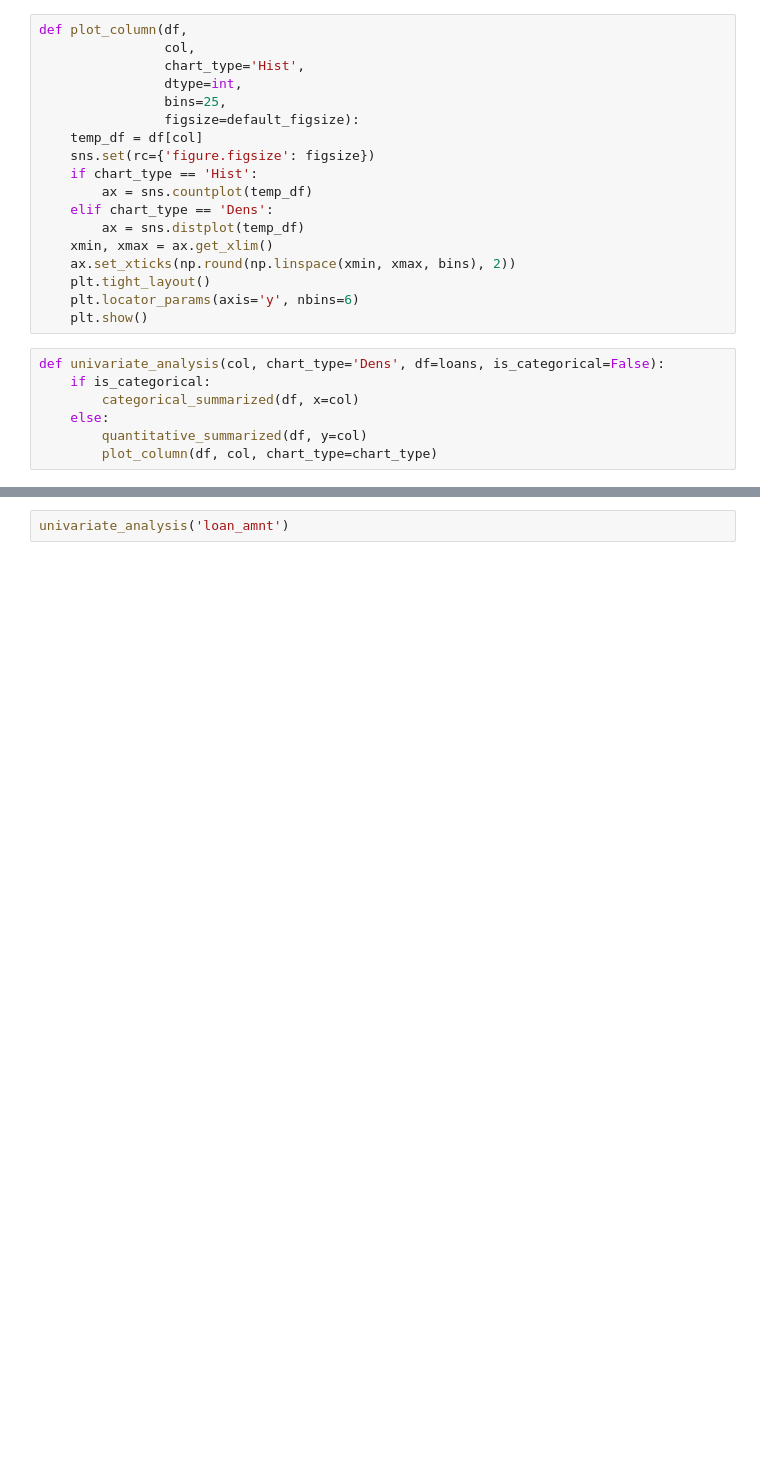
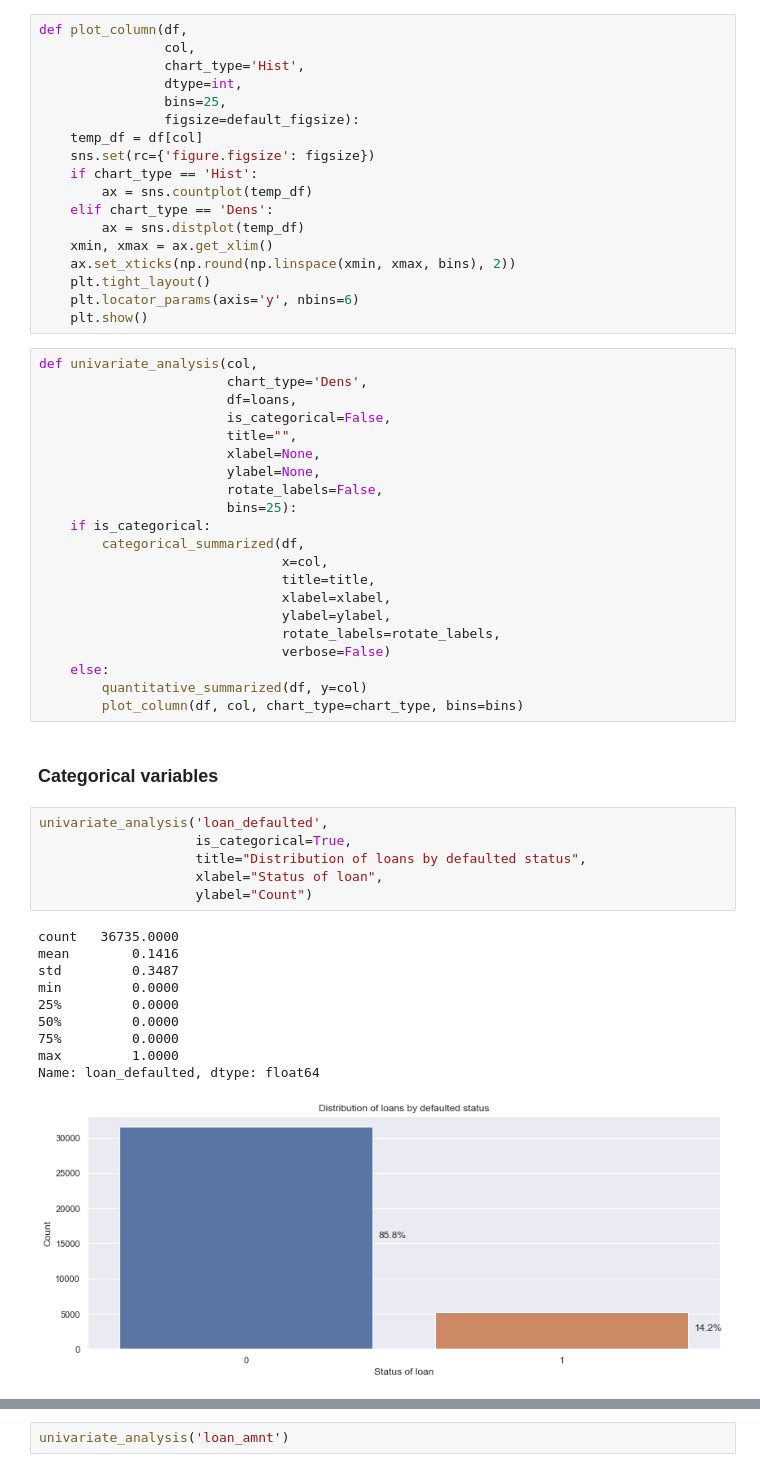
Before and after one commit to ashwanikumar04/loan-defaulter-case-study, a Jupyter notebook: ashwani_kumar.ipynb, the cells around one changed output, grey strips where cells are left out. Saved outputs shown, nothing was run; the diff lists cells and outputs as text; blank space fills up the shorter version.

```diff
--- a/ashwani_kumar.ipynb
+++ b/ashwani_kumar.ipynb
@@ -484,9 +493,42 @@ def plot_column(df,
     plt.locator_params(axis='y', nbins=6)
     plt.show()
 # %%
-def univariate_analysis(col, chart_type='Dens', df=loans, is_categorical=False):
+def univariate_analysis(col,
+                        chart_type='Dens',
+                        df=loans,
+                        is_categorical=False,
+                        title="",
+                        xlabel=None,
+                        ylabel=None,
+                        rotate_labels=False,
+                        bins=25):
     if is_categorical:
-        categorical_summarized(df, x=col)
+        categorical_summarized(df,
+                               x=col,
+                               title=title,
+                               xlabel=xlabel,
+                               ylabel=ylabel,
+                               rotate_labels=rotate_labels,
+                               verbose=False)
     else:
         quantitative_summarized(df, y=col)
-        plot_column(df, col, chart_type=chart_type)
+        plot_column(df, col, chart_type=chart_type, bins=bins)
+# %% [markdown]
+### Categorical variables
+# %%
+univariate_analysis('loan_defaulted',
+                    is_categorical=True,
+                    title="Distribution of loans by defaulted status",
+                    xlabel="Status of loan",
+                    ylabel="Count")
+# %% [output]
+count   36735.0000
+mean        0.1416
+std         0.3487
+min         0.0000
+25%         0.0000
+50%         0.0000
+75%         0.0000
+max         1.0000
+Name: loan_defaulted, dtype: float64
+[figure, added]
```
Also changed, not shown: parts of 125 cells of this notebook.
